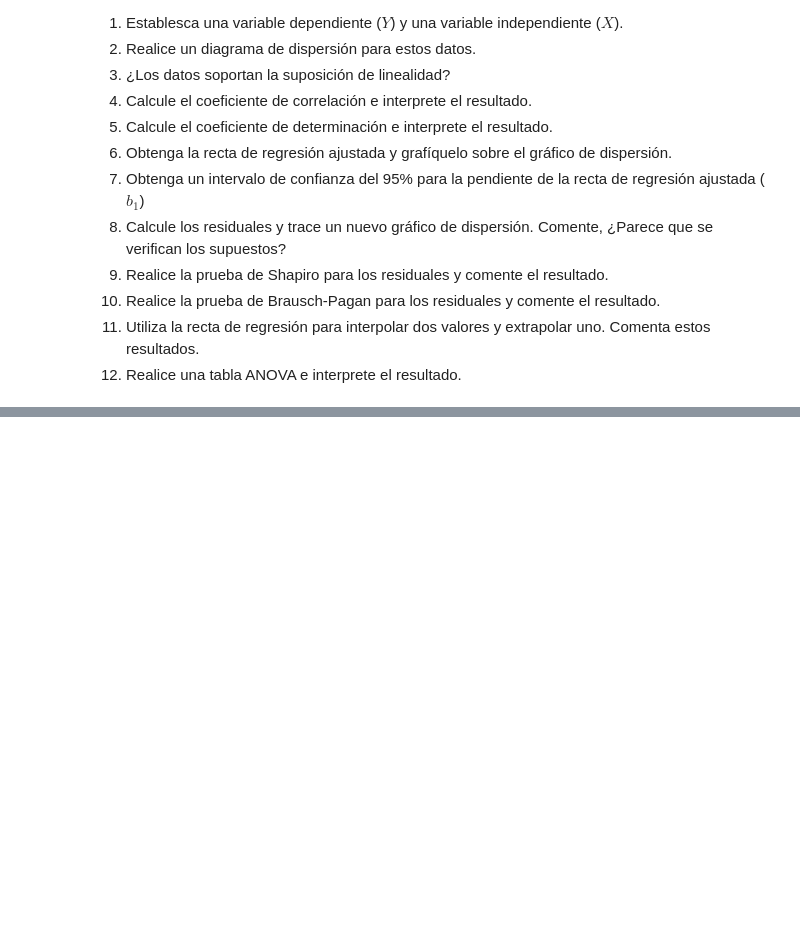
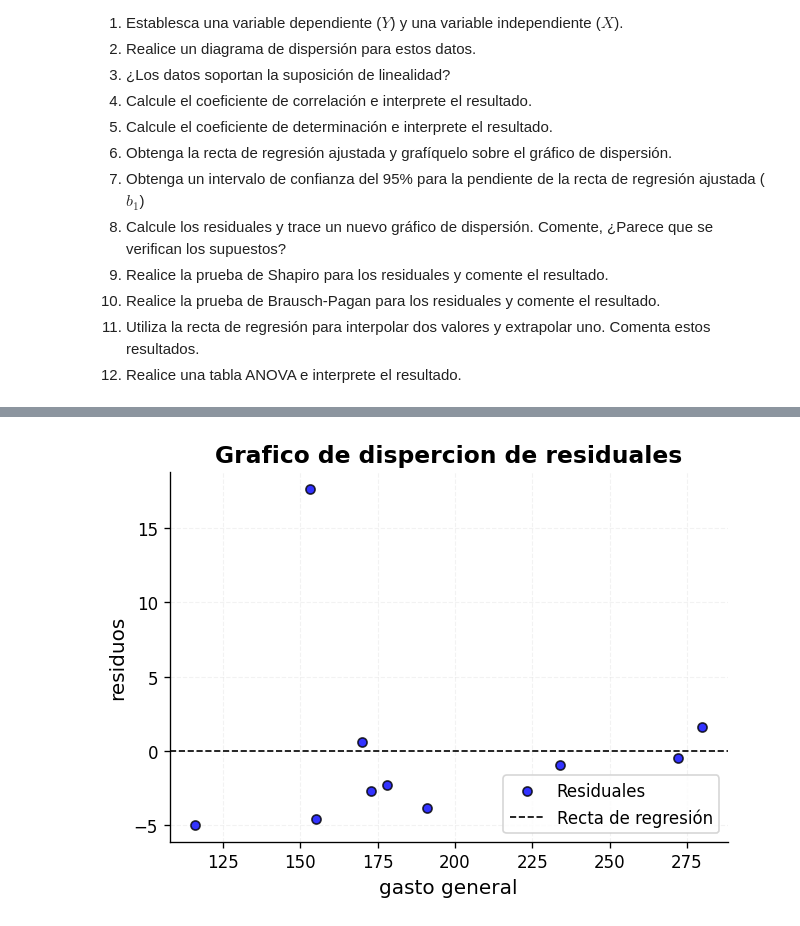
Before and after one commit to joshirdzdel-svg/estadisticainferencial2026A, a Jupyter notebook: untitled0.ipynb, the cells around one changed output, grey strips where cells are left out. Cells and saved outputs as stored; diff of their text form; code cells hidden in the pictures; blank space fills up the shorter version.

```diff
--- a/untitled0.ipynb
+++ b/untitled0.ipynb
@@ -977,0 +1146,93 @@ plt.show()
+# %%
+import matplotlib.pyplot as plt
+
+# --- Configuración general del gráfico ---
+plt.figure(
+    figsize=(6, 4),   # tamaño de la figura (ancho, alto) en pulgadas
+    dpi=120           # resolución del gráfico
+)
+
+# --- Gráfico de dispersión ---
+plt.scatter(
+    x, residuos,
+    marker="o",       # forma
+    color='blue',     # color de los puntos
+    edgecolor='black',    # borde de los puntos
+    alpha=0.8,            # transparencia
+    s=30,                 # tamaño de los puntos
+    label='Residuales' # etiqueta para la leyenda
+)
+
+plt.axhline(
+    y=0,     # Donde está la línea horizontal
+    label="Recta de regresión", # Etiqueta
+    linestyle = "--", # Estilo de línea
+    color = "black",  # color
+    linewidth=1.0,   # ancho de línea
+    )
+
+# --- Título ---
+plt.title(
+    'Grafico de dispercion de residuales',
+    fontsize=14,
+    fontweight='bold'
+)
+
+# --- Etiquetas de los ejes ---
+plt.xlabel(
+    'gasto general',
+    fontsize=12
+)
+
+plt.ylabel(
+    'residuos',
+    fontsize=12
+)
+
+# --- Fuente de los ticks ---
+plt.xticks(fontsize=10)
+plt.yticks(fontsize=10)
+
+# --- Márgenes ---
+plt.margins(x=0.05, y=0.05)  # espacio extra alrededor de los datos
+plt.gca().spines['right'].set_visible(False) # derecha
+plt.gca().spines['top'].set_visible(False)   # superior
+
+# Para eliminar márgenes completamente, usar:
+# plt.margins(0)
+
+# --- Cuadrícula (opcional, pero didáctica) ---
+plt.grid(
+    visible=True,
+    linestyle='--',
+    linewidth=0.7,
+    alpha=0.1,
+    color="gray"
+)
+
+# --- Leyenda ---
+plt.legend(
+    fontsize=10,
+    loc='lower right', # best
+    frameon=True
+)
+
+# --- Nota al pie ---
+plt.text(
+    0.4, -0.2,
+    '',
+    fontsize=8,
+    ha='left',
+    va='center',
+    transform=plt.gca().transAxes
+)
+
+# --- Guardar gráfico ---
+plt.savefig(
+    "grafico_dispersion_residuales.png",
+    bbox_inches='tight'
+    )
+
+plt.show()
+# %% [output]
+[figure, added]
```
Also changed, not shown: parts of 10 cells of this notebook.
